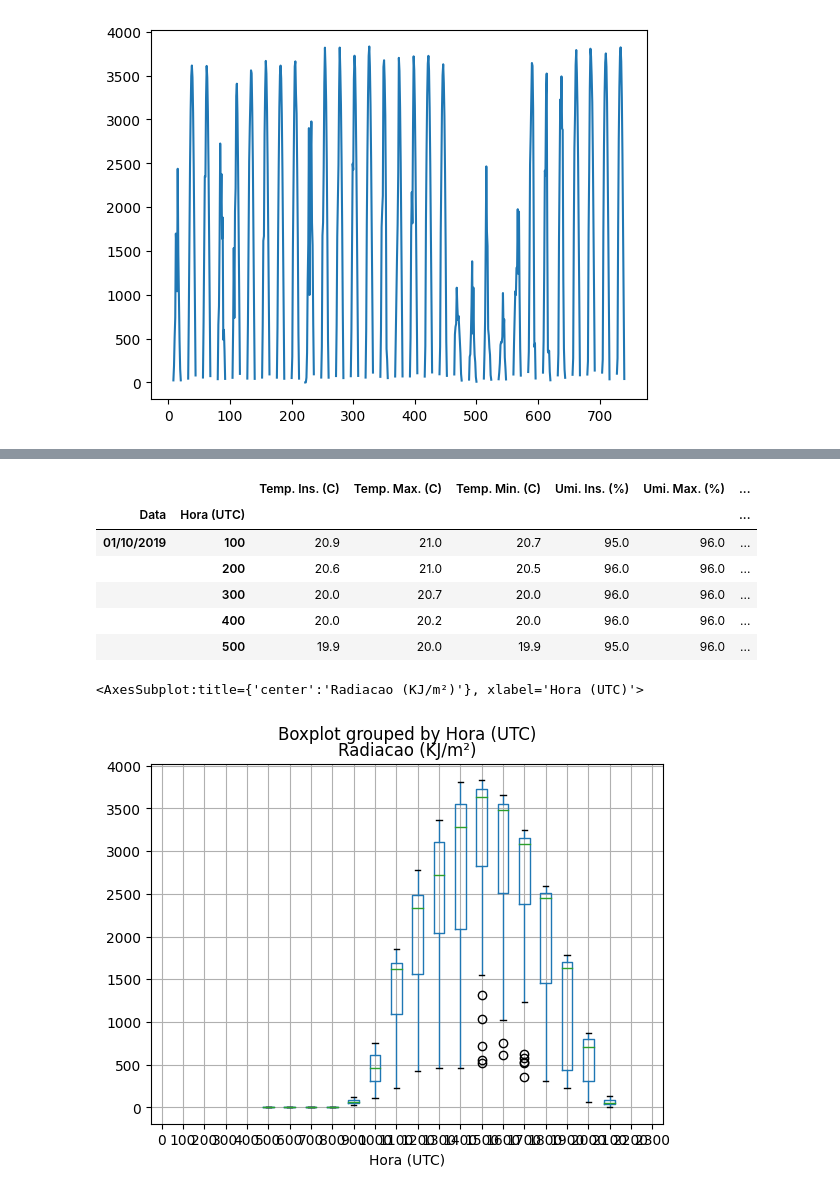
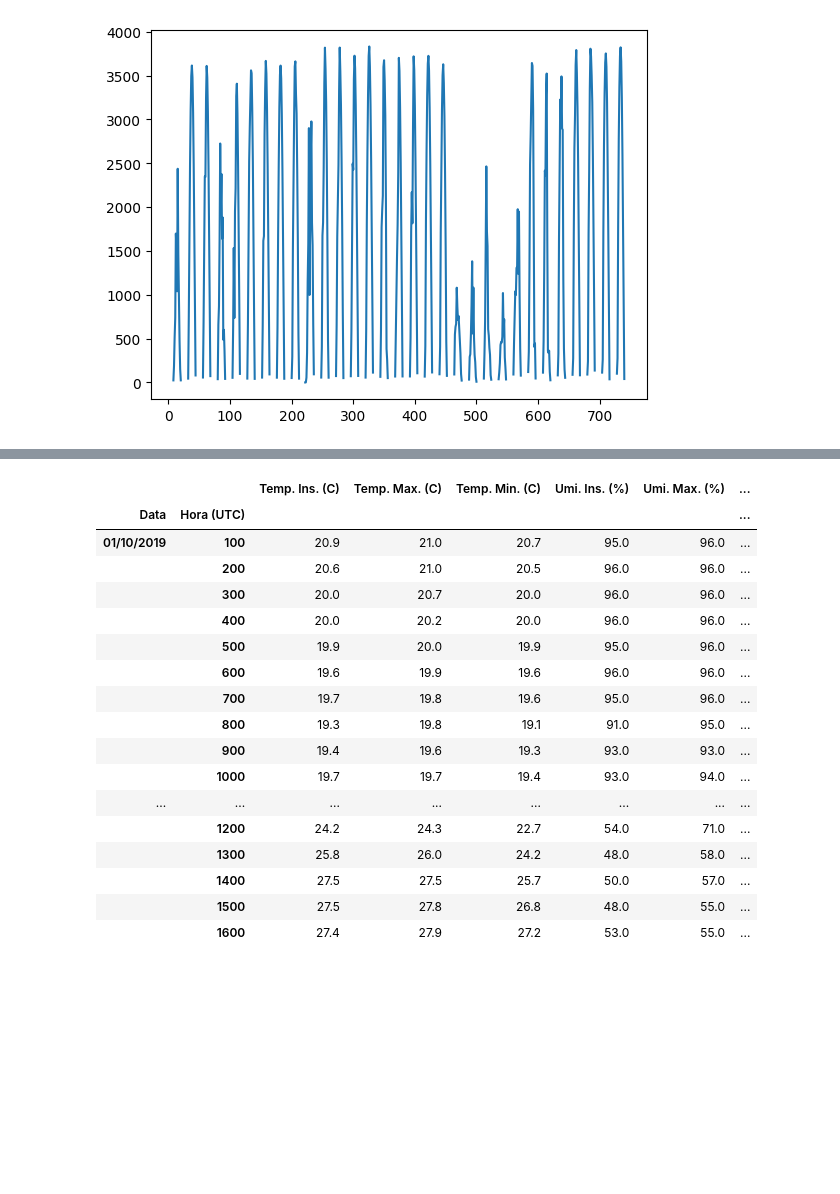
Before and after one commit to georgynio/python_aulas, a Jupyter notebook: Exercicios/Exemplos_base/dados_csv_2.ipynb, the cells around one changed output, grey strips where cells are left out. Saved outputs shown, nothing was run; the diff lists cells and outputs as text; code cells hidden in the pictures; blank space fills up the shorter version.

```diff
--- a/Exercicios/Exemplos_base/dados_csv_2.ipynb
+++ b/Exercicios/Exemplos_base/dados_csv_2.ipynb
@@ -100,16 +208,22 @@ df['Radiacao (KJ/m²)'].plot()
 df = pd.read_csv('./../dados/VILA-VELHA-(A634).csv', skiprows=1, delimiter=';', decimal=',', index_col=['Data', "Hora (UTC)"])
 # %%
-df.head()
+df.head(40)
 # %% [output]
 |  |  | Temp. Ins. (C) | Temp. Max. (C) | Temp. Min. (C) | Umi. Ins. (%) | Umi. Max. (%) | ... |
 | Data | Hora (UTC) |  |  |  |  |  | ... |
 | 01/10/2019 | 100 | 20.9 | 21.0 | 20.7 | 95.0 | 96.0 | ... |
 |  | 200 | 20.6 | 21.0 | 20.5 | 96.0 | 96.0 | ... |
 |  | 300 | 20.0 | 20.7 | 20.0 | 96.0 | 96.0 | ... |
 |  | 400 | 20.0 | 20.2 | 20.0 | 96.0 | 96.0 | ... |
 |  | 500 | 19.9 | 20.0 | 19.9 | 95.0 | 96.0 | ... |
+|  | 600 | 19.6 | 19.9 | 19.6 | 96.0 | 96.0 | ... |
+|  | 700 | 19.7 | 19.8 | 19.6 | 95.0 | 96.0 | ... |
+|  | 800 | 19.3 | 19.8 | 19.1 | 91.0 | 95.0 | ... |
+|  | 900 | 19.4 | 19.6 | 19.3 | 93.0 | 93.0 | ... |
+|  | 1000 | 19.7 | 19.7 | 19.4 | 93.0 | 94.0 | ... |
+| ... | ... | ... | ... | ... | ... | ... | ... |
+|  | 1200 | 24.2 | 24.3 | 22.7 | 54.0 | 71.0 | ... |
+|  | 1300 | 25.8 | 26.0 | 24.2 | 48.0 | 58.0 | ... |
+|  | 1400 | 27.5 | 27.5 | 25.7 | 50.0 | 57.0 | ... |
+|  | 1500 | 27.5 | 27.8 | 26.8 | 48.0 | 55.0 | ... |
+|  | 1600 | 27.4 | 27.9 | 27.2 | 53.0 | 55.0 | ... |
-# %%
-df.boxplot('Radiacao (KJ/m²)', by='Hora (UTC)')
-# %% [output]
-<AxesSubplot:title={'center':'Radiacao (KJ/m²)'}, xlabel='Hora (UTC)'>
-[figure, removed]
```
Also changed, not shown: parts of 22 cells of this notebook.
